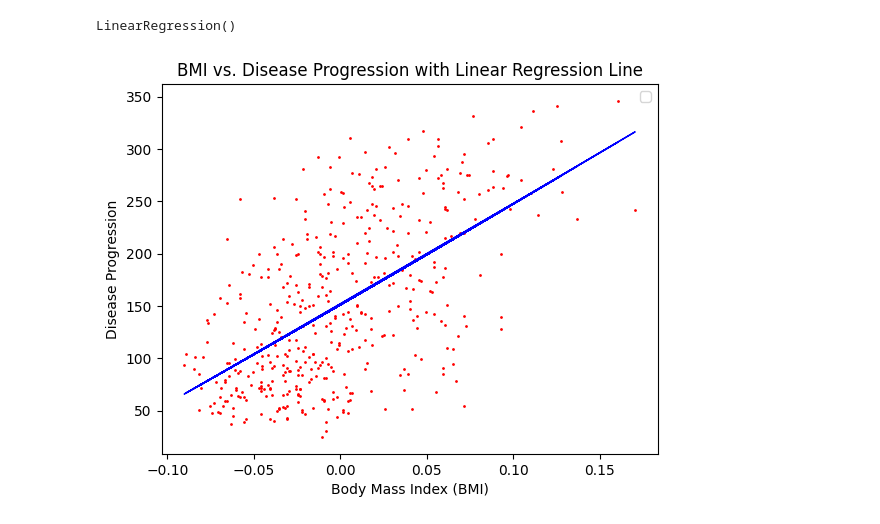
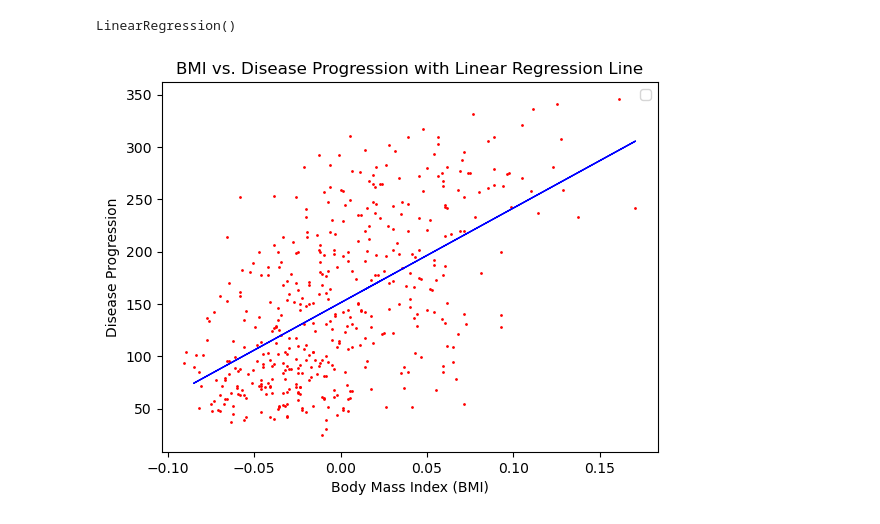
Before and after one commit to Kyaputan/Lab3-Machine-Learning, a Jupyter notebook: Linear_Model/ex02/load_diabetes.ipynb, the cells around one changed output. Drawn from its saved outputs; the diff is of its cells as text; code cells hidden in the pictures.

```diff
--- a/Linear_Model/ex02/load_diabetes.ipynb
+++ b/Linear_Model/ex02/load_diabetes.ipynb
@@ -17,4 +17,4 @@ X = pd.DataFrame(diabetes.data, columns=diabetes.feature_names)
 y = pd.Series(diabetes.target)
 X_bmi = X[['bmi']]
 # %%
-X_train, X_test, y_train, y_test = train_test_split(X_bmi, y, test_size=0.2, random_state=random.randint(0, 100))
+X_train, X_test, y_train, y_test = train_test_split(X_bmi, y, test_size=0.5, random_state=random.randint(0, 100))
@@ -25,17 +21,16 @@ X_test_poly = poly_features.transform(X_test)
 # %%
-reg.fit(X_train_poly,y_train)
+reg.fit(X_train,y_train)
 # %% [output]
 LinearRegression()
 # %%
-y_pred_test = reg.predict(X_test_poly)
-y_pred_train = reg.predict(X_train_poly)
+y_pred_test = reg.predict(X_test)
 # %%
 plt.scatter(X_bmi, y, color="red",s=1)
-plt.plot(X_train, y_pred_train, color="blue", linewidth=1)
+plt.plot(X_test, y_pred_test, color="blue", linewidth=1)
 plt.xlabel('Body Mass Index (BMI)')
 plt.ylabel('Disease Progression')
 plt.title('BMI vs. Disease Progression with Linear Regression Line')
 plt.legend()
 plt.show()
 # %% [output]
-[figure, old version]
+[figure, new version]
```
Also changed, not shown: parts of 1 cell of this notebook, 1 other file.
